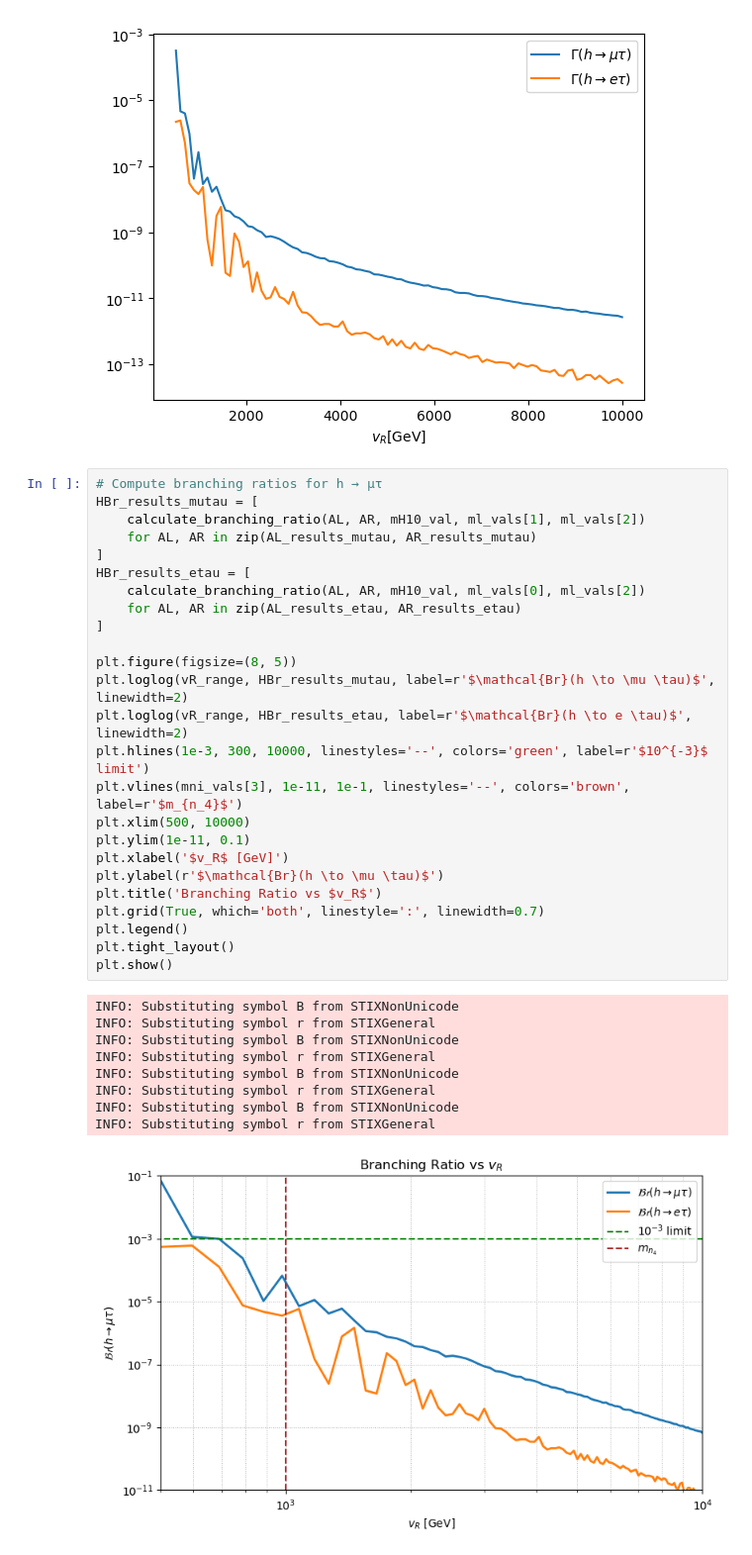
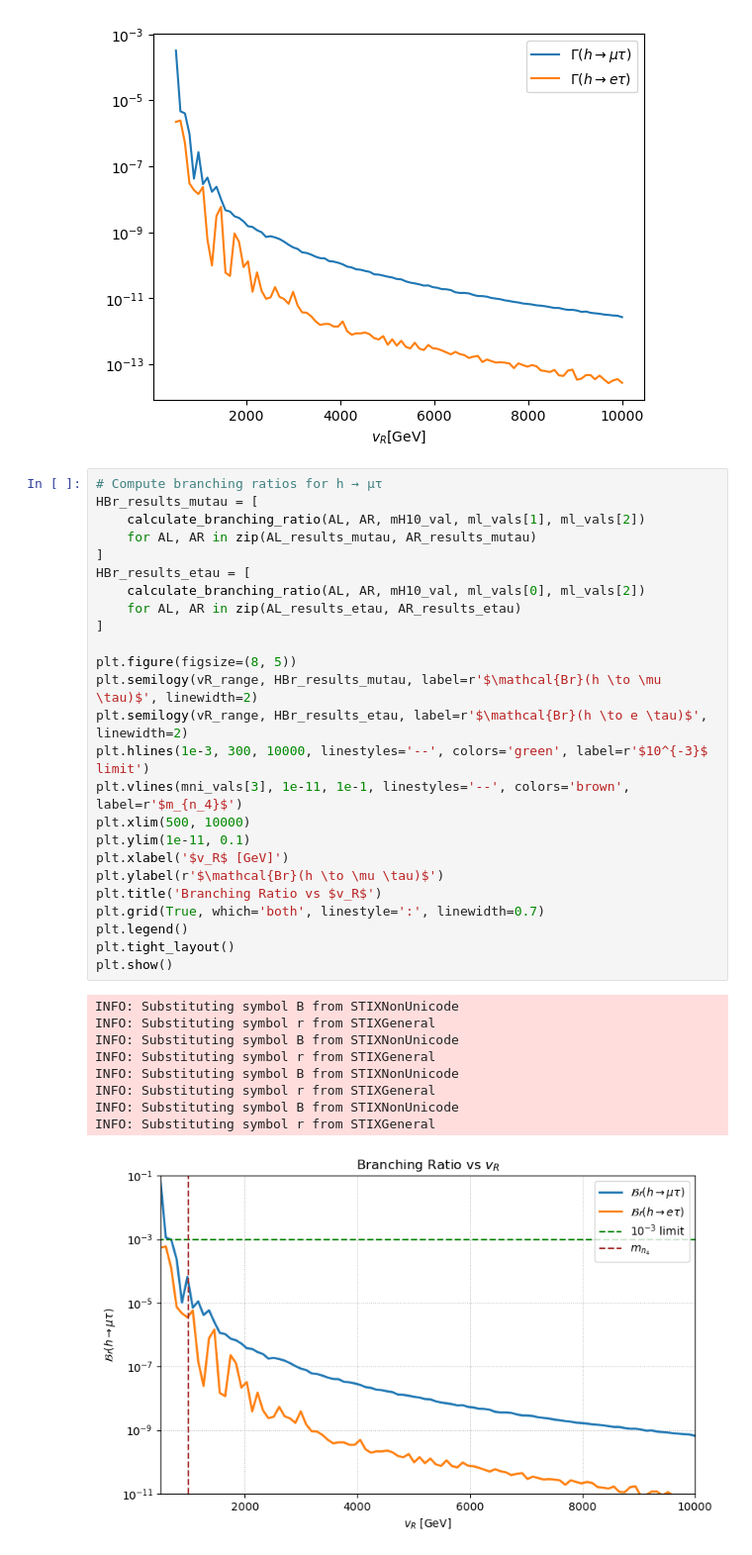
Before and after one commit to moiseszeleny/LRSM-with-Spheno, a Jupyter notebook: sympy_calculations/LFV decays DLRSM/plot_lfvhd.ipynb, the cells around one changed output. Shown at 99% size. Cells and saved outputs as stored; diff of their text form.

```diff
--- a/sympy_calculations/LFV decays DLRSM/plot_lfvhd.ipynb
+++ b/sympy_calculations/LFV decays DLRSM/plot_lfvhd.ipynb
@@ -203,33 +203,33 @@ plt.legend()
 HBr_results_mutau = [
     calculate_branching_ratio(AL, AR, mH10_val, ml_vals[1], ml_vals[2])
     for AL, AR in zip(AL_results_mutau, AR_results_mutau)
 ]
 HBr_results_etau = [
     calculate_branching_ratio(AL, AR, mH10_val, ml_vals[0], ml_vals[2])
     for AL, AR in zip(AL_results_etau, AR_results_etau)
 ]
 
 plt.figure(figsize=(8, 5))
-plt.loglog(vR_range, HBr_results_mutau, label=r'$\mathcal{Br}(h \to \mu \tau)$', linewidth=2)
-plt.loglog(vR_range, HBr_results_etau, label=r'$\mathcal{Br}(h \to e \tau)$', linewidth=2)
+plt.semilogy(vR_range, HBr_results_mutau, label=r'$\mathcal{Br}(h \to \mu \tau)$', linewidth=2)
+plt.semilogy(vR_range, HBr_results_etau, label=r'$\mathcal{Br}(h \to e \tau)$', linewidth=2)
 plt.hlines(1e-3, 300, 10000, linestyles='--', colors='green', label=r'$10^{-3}$ limit')
 plt.vlines(mni_vals[3], 1e-11, 1e-1, linestyles='--', colors='brown', label=r'$m_{n_4}$')
 plt.xlim(500, 10000)
 plt.ylim(1e-11, 0.1)
 plt.xlabel('$v_R$ [GeV]')
 plt.ylabel(r'$\mathcal{Br}(h \to \mu \tau)$')
 plt.title('Branching Ratio vs $v_R$')
 plt.grid(True, which='both', linestyle=':', linewidth=0.7)
 plt.legend()
 plt.tight_layout()
 plt.show()
 # %% [output]
 INFO: Substituting symbol B from STIXNonUnicode
 INFO: Substituting symbol r from STIXGeneral
 INFO: Substituting symbol B from STIXNonUnicode
 INFO: Substituting symbol r from STIXGeneral
 INFO: Substituting symbol B from STIXNonUnicode
 INFO: Substituting symbol r from STIXGeneral
 INFO: Substituting symbol B from STIXNonUnicode
 INFO: Substituting symbol r from STIXGeneral
-[figure, old version]
+[figure, new version]
```
Also changed, not shown: parts of 2 cells of this notebook, 17 other files.
